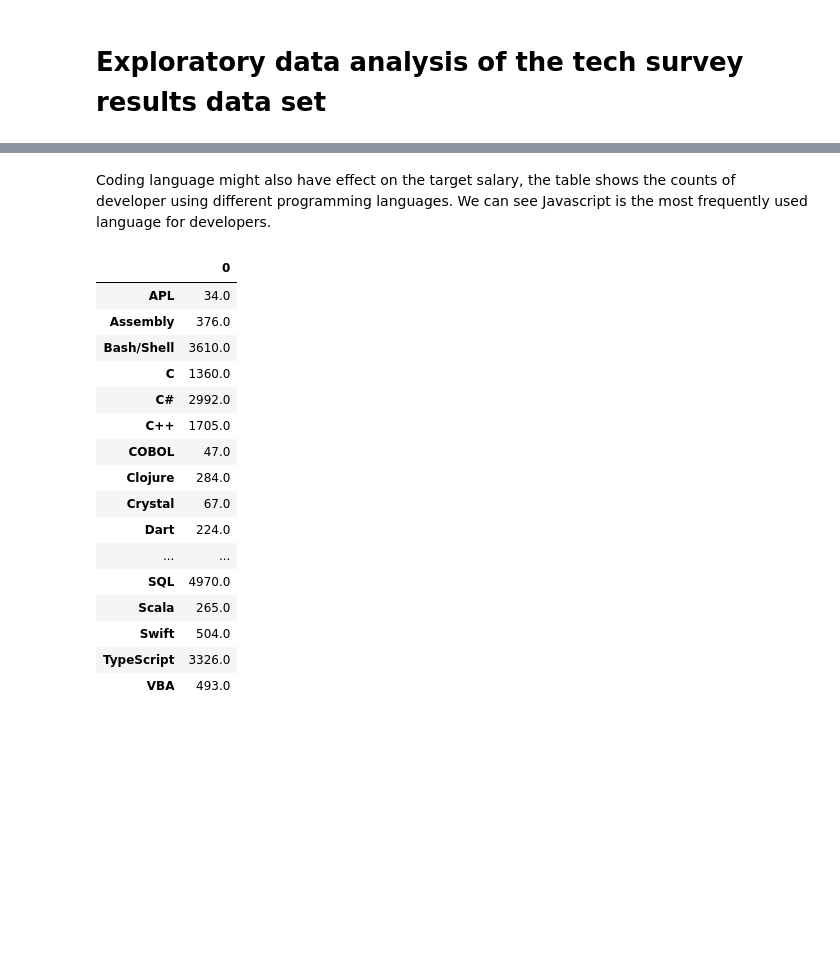
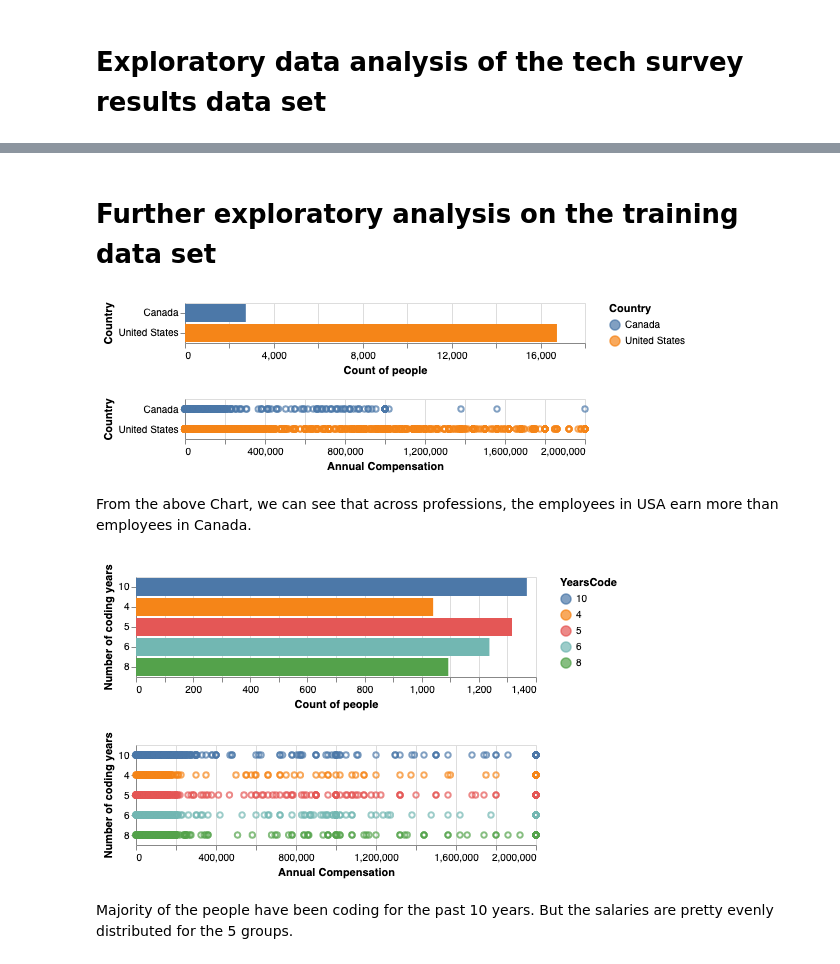
Before and after one commit to UBC-MDS/tech_salary_predictor_canada_us, a Jupyter notebook: src/EDA1.ipynb, the cells around one changed output, grey strips where cells are left out. Saved outputs shown, nothing was run; the diff lists cells and outputs as text; code cells hidden in the pictures; blank space fills up the shorter version.

```diff
--- a/src/EDA1.ipynb
+++ b/src/EDA1.ipynb
@@ -191,23 +82,20 @@ yearcode_df
-# %% [markdown]
-Coding language might also have effect on the target salary, the table shows the counts of developer using different programming languages. We can see Javascript is the most frequently used language for developers.
-# %%
-language_df = pd.DataFrame(train_df["LanguageHaveWorkedWith"].str.split(';',expand=True).apply(pd.value_counts).sum(axis=1))
-language_df
-# %% [output]
-|  | 0 |
-| APL | 34.0 |
-| Assembly | 376.0 |
-| Bash/Shell | 3610.0 |
-| C | 1360.0 |
-| C# | 2992.0 |
-| C++ | 1705.0 |
-| COBOL | 47.0 |
-| Clojure | 284.0 |
-| Crystal | 67.0 |
-| Dart | 224.0 |
-| ... | ... |
-| SQL | 4970.0 |
-| Scala | 265.0 |
-| Swift | 504.0 |
-| TypeScript | 3326.0 |
-| VBA | 493.0 |
+# %% [markdown]
+# Further exploratory analysis on the training data set
+# %%
+chart_1 = alt.Chart(train_df).mark_point(
+).encode(alt.Y('Country', title='Country'),
+         alt.X('ConvertedComp', title='Annual Compensation'),
+         color='Country'
+)
+
+chart_2 = alt.Chart(train_df).mark_bar(
+).encode(alt.Y('Country', title='Country'),
+         alt.X('count()', title='Count of people'),
+         color='Country'
+)
+
+chart_2 & chart_1
+# %% [output]
+[figure, added]
+# %% [markdown]
+From the above Chart, we can see that across professions, the employees in USA earn more than employees in Canada.
@@ -213,0 +105,18 @@ language_df
+# %%
+chart_3 = alt.Chart(code_years_split).mark_point(
+).encode(alt.Y('YearsCode', title='Number of coding years'),
+         alt.X('ConvertedComp', title='Annual Compensation'),
+         color='YearsCode'
+)
+
+chart_4 = alt.Chart(code_years_split).mark_bar(
+).encode(alt.Y('YearsCode', title='Number of coding years'),
+         alt.X('count()', title='Count of people'),
+         color='YearsCode'
+)
+
+chart_4 & chart_3
+# %% [output]
+[figure, added]
+# %% [markdown]
+Majority of the people have been coding for the past 10 years. But the salaries are pretty evenly distributed for the 5 groups.
```
Also changed, not shown: parts of 24 cells of this notebook.
